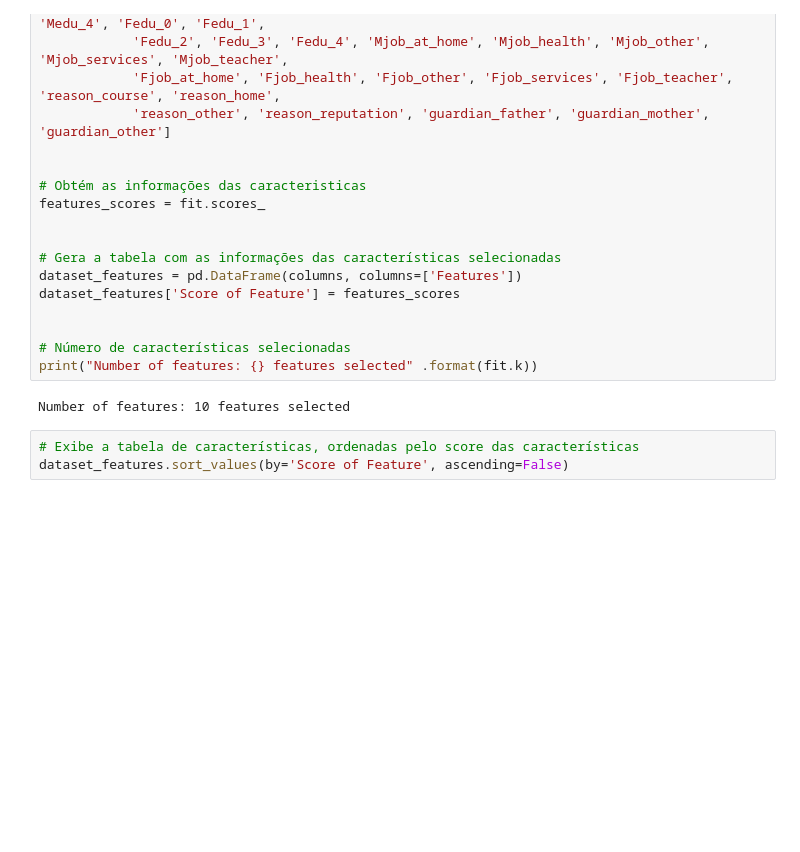
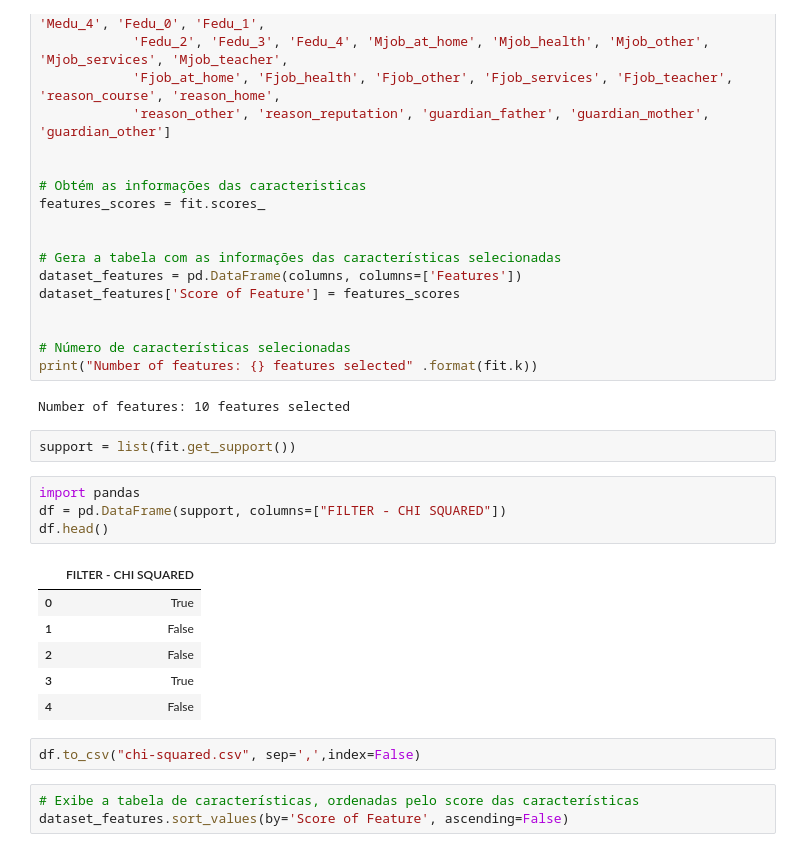
Before and after one commit to carlaprv/sin5007-reconhecimento-de-padroes, a Jupyter notebook: 01 Features Selection - Chi Squared.ipynb, the cells around one changed output. Drawn from its saved outputs; the diff is of its cells as text; blank space fills up the shorter version.

```diff
--- a/01 Features Selection - Chi Squared.ipynb
+++ b/01 Features Selection - Chi Squared.ipynb
@@ -99,6 +99,21 @@ dataset_features['Score of Feature'] = features_scores
 print("Number of features: {} features selected" .format(fit.k))
 # %% [output]
 Number of features: 10 features selected
+# %%
+support = list(fit.get_support())
+# %%
+import pandas
+df = pd.DataFrame(support, columns=["FILTER - CHI SQUARED"])
+df.head()
+# %% [output]
+|  | FILTER - CHI SQUARED |
+| 0 | True |
+| 1 | False |
+| 2 | False |
+| 3 | True |
+| 4 | False |
+# %%
+df.to_csv("chi-squared.csv", sep=',',index=False)
 # %%
 # Exibe a tabela de características, ordenadas pelo score das características
 dataset_features.sort_values(by='Score of Feature', ascending=False)
```
Also changed, not shown: parts of 5 cells of this notebook, 10 other files.
